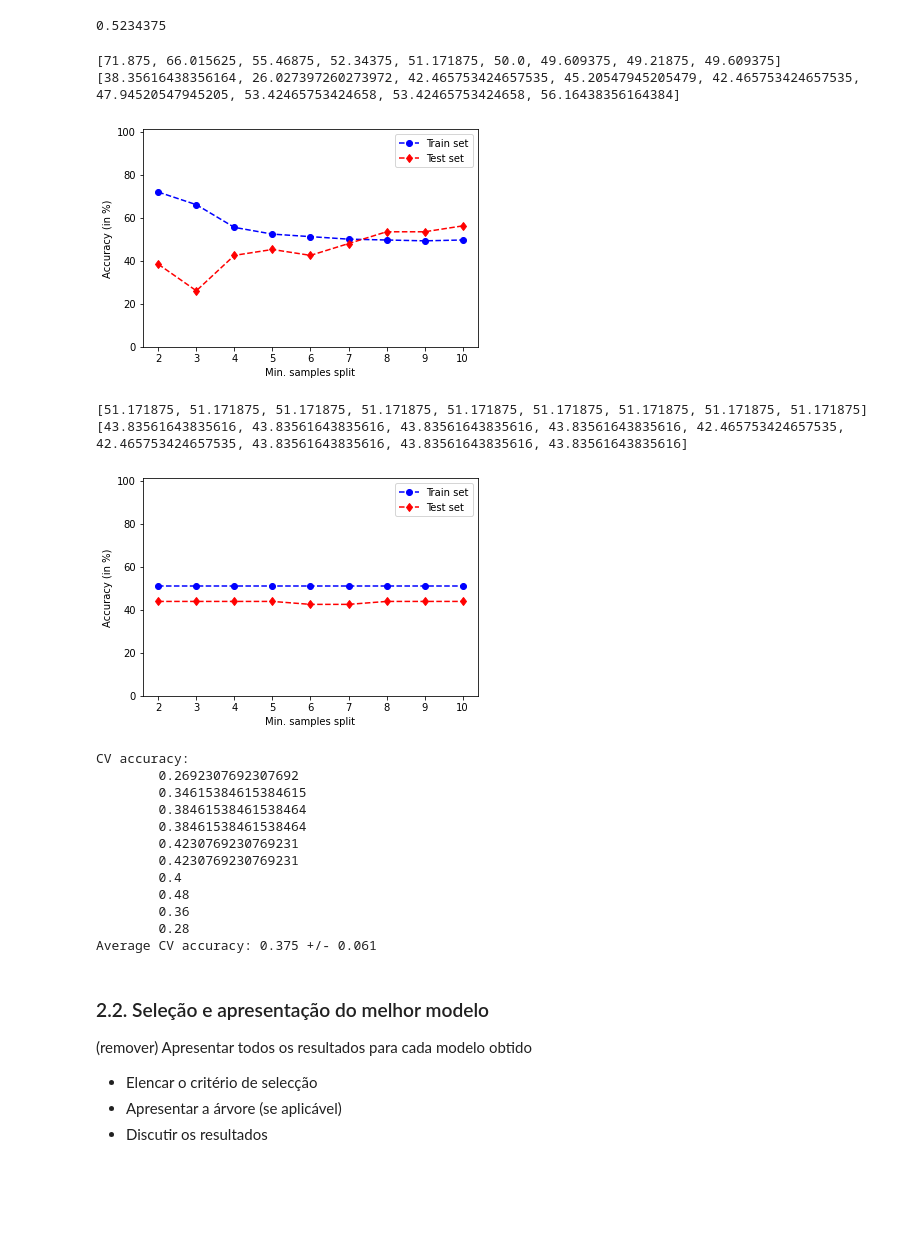
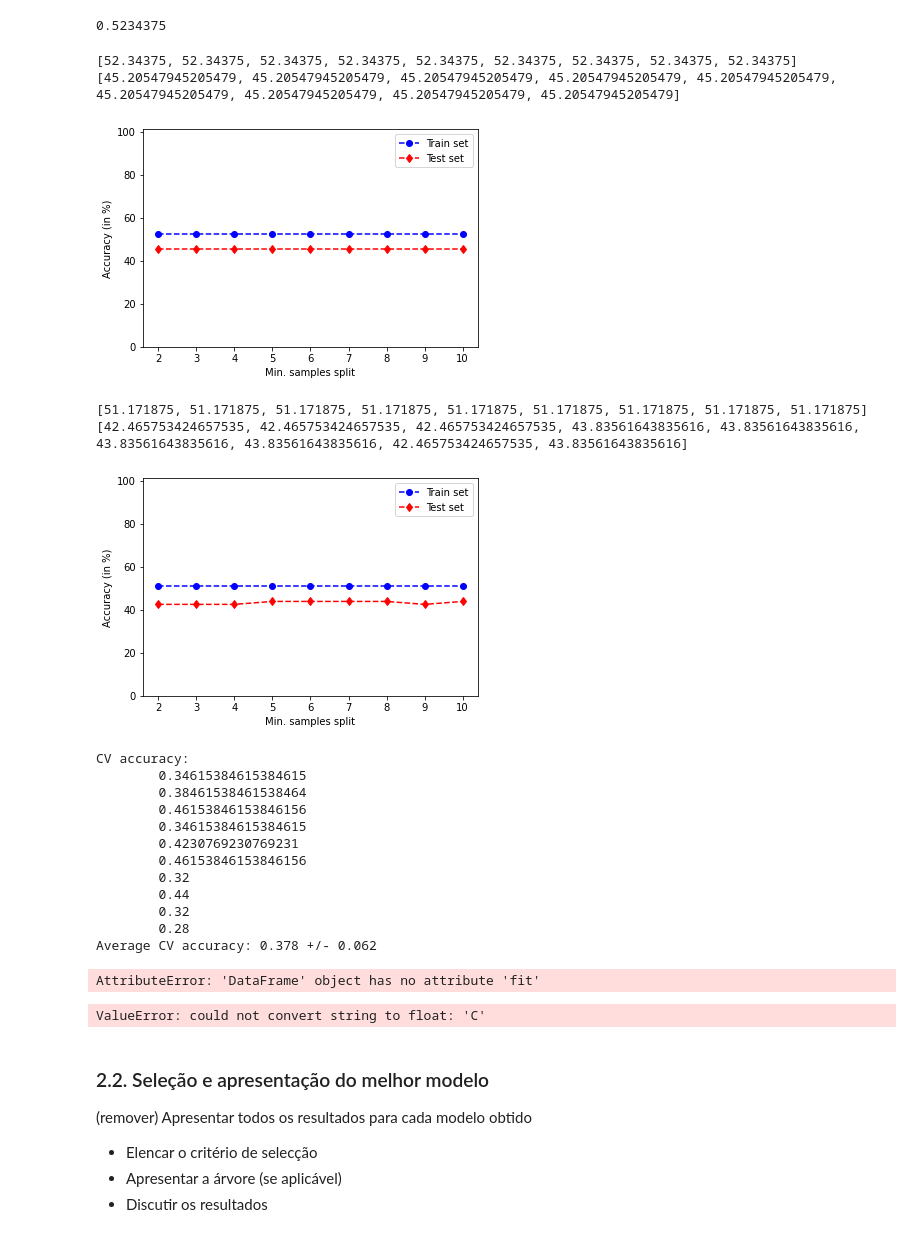
Before and after one commit to FelipeCardos/SI_3, a Jupyter notebook: SInt2122-proj3/SInt2122-proj3/meu copy.ipynb, the cells around one changed output. Cells and saved outputs as stored; diff of their text form; code cells hidden in the pictures; blank space fills up the shorter version.

```diff
--- a/SInt2122-proj3/SInt2122-proj3/meu copy.ipynb
+++ b/SInt2122-proj3/SInt2122-proj3/meu copy.ipynb
@@ -252,29 +252,29 @@ dtc.score(X_train,y_train)
 # %%
 import matplotlib.pyplot as plt
 
 train = []
 test = []
 for i in range(2,11):
-    dtc = DecisionTreeClassifier(criterion='entropy', max_depth=15, random_state=4, min_samples_leaf=i)
-    dtc.fit(X_train,y_train)
+    dtc2 = DecisionTreeClassifier(criterion='entropy', max_depth=15, random_state=4, min_samples_leaf=i)
+    dtc2.fit(X_train,y_train)
     train.append(dtc.score(X_train,y_train)*100)
     test.append(dtc.score(X_test,y_test)*100)
 
 print(train)
 print(test)
 # fazer um gráfico com a accuracy
 x = np.arange(2,11,1) # intervalo do eixo dos xx's
 plt.plot(x, train, 'bo--', label='Train set')
 plt.plot(x, test, 'rd--', label='Test set')
 plt.ylim(0,101) # limite dos eixo dos yy's
 plt.xlabel('Min. samples split') # legenda do eixo dos xx's
 plt.ylabel('Accuracy (in %)') # legenda do eixo dos yy's
 plt.legend() # legenda
 plt.show()
 # %% [output]
-[71.875, 66.015625, 55.46875, 52.34375, 51.171875, 50.0, 49.609375, 49.21875, 49.609375]
-[38.35616438356164, 26.027397260273972, 42.465753424657535, 45.20547945205479, 42.465753424657535, 47.94520547945205, 53.42465753424658, 53.42465753424658, 56.16438356164384]
+[52.34375, 52.34375, 52.34375, 52.34375, 52.34375, 52.34375, 52.34375, 52.34375, 52.34375]
+[45.20547945205479, 45.20547945205479, 45.20547945205479, 45.20547945205479, 45.20547945205479, 45.20547945205479, 45.20547945205479, 45.20547945205479, 45.20547945205479]
-[figure, old version]
+[figure, new version]
 # %%
 import matplotlib.pyplot as plt
 
@@ -299,13 +299,13 @@ plt.legend() # legenda
 plt.show()
 # %% [output]
 [51.171875, 51.171875, 51.171875, 51.171875, 51.171875, 51.171875, 51.171875, 51.171875, 51.171875]
-[43.83561643835616, 43.83561643835616, 43.83561643835616, 43.83561643835616, 42.465753424657535, 42.465753424657535, 43.83561643835616, 43.83561643835616, 43.83561643835616]
+[42.465753424657535, 42.465753424657535, 42.465753424657535, 43.83561643835616, 43.83561643835616, 43.83561643835616, 43.83561643835616, 42.465753424657535, 43.83561643835616]
-[figure, old version]
+[figure, new version]
 # %%
 from sklearn.model_selection import cross_val_score
 
-dtc = DecisionTreeClassifier(criterion='entropy')
-scores = cross_val_score(dtc,
+dtc3 = DecisionTreeClassifier(criterion='entropy')
+scores = cross_val_score(dtc3,
                          X=X_train,
                          y=y_train,
                          cv=10
@@ -314,14 +314,14 @@ print('CV accuracy:', *scores, sep='\n\t')
 print('Average CV accuracy: %.3f +/- %.3f' %(np.mean(scores), np.std(scores)))
 # %% [output]
 CV accuracy:
-        0.2692307692307692
         0.34615384615384615
         0.38461538461538464
-        0.38461538461538464
+        0.46153846153846156
+        0.34615384615384615
         0.4230769230769231
-        0.4230769230769231
-        0.4
-        0.48
-        0.36
+        0.46153846153846156
+        0.32
+        0.44
+        0.32
         0.28
-Average CV accuracy: 0.375 +/- 0.061
+Average CV accuracy: 0.378 +/- 0.062
@@ -330,3 +328,33 @@ from sklearn.neighbors import KNeighborsClassifier
+# %%
+from sklearn.metrics import precision_score, recall_score, f1_score, accuracy_score
+
+df = DecisionTreeClassifier(criterion='entropy', max_depth = 4, min_samples_split = 4)
+
+X_train, X_test, y_train, y_test = train_test_split(X, y, random_state=0)
+df.fit(X_train, y_train)
+
+preds_diabetes = df.predict(X_test)
+
+print("Árvore original")
+print("A accuracy é: %7.4f" % accuracy_score(y_test, preds))
+print("A precision é: %7.4f" % precision_score(y_test, preds))
+print("O recall é: %7.4f" % recall_score(y_test, preds))
+print("O score F1 é: %7.4f" % f1_score(y_test, preds))
+# %% [output]
+AttributeError: 'DataFrame' object has no attribute 'fit'
+# %%
+from sklearn.metrics import confusion_matrix
+
+X_train, X_test, y_train, y_test = train_test_split(X,
+                                                    y,
+                                                    random_state=8)
+sk_dt.fit(X_train,y_train)
+print("Accuracy: %.3f" % dtc.score(X_test,y_test))
+preds = sk_dt.predict(X_test)
+print("\nMatriz de Confusão")
+pd.DataFrame(confusion_matrix(y_test, preds), columns=X["target_names"], index=X["target_names"])
+# %% [output]
+ValueError: could not convert string to float: 'C'
 # %% [markdown]
 ### 2.2. Seleção e apresentação do melhor modelo
 
```
Also changed, not shown: parts of 3 cells of this notebook, 1 other file.
